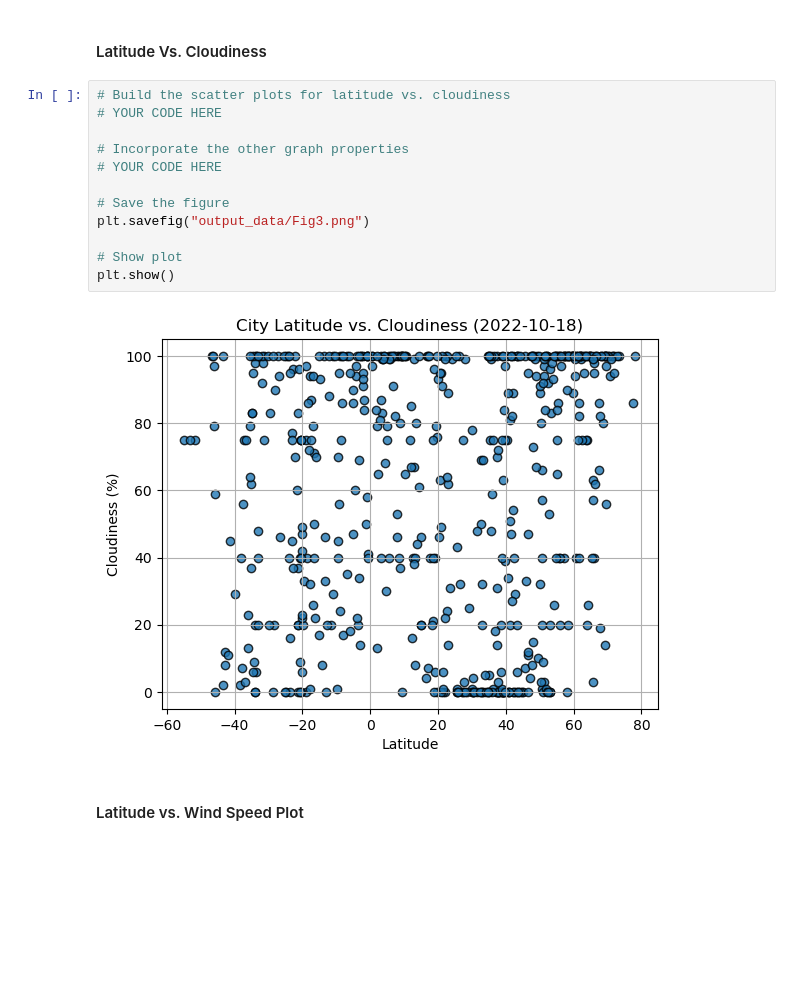
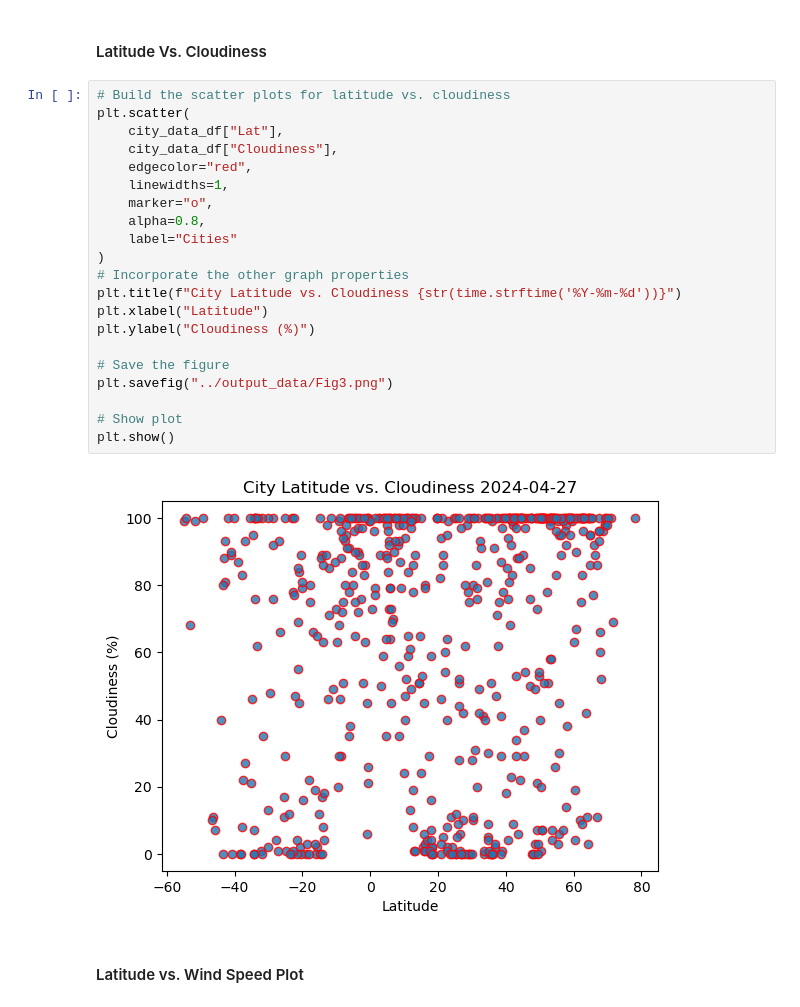
Before and after one commit to maryemackin/python-api-challenge, a Jupyter notebook: weather_py/WeatherPy.ipynb, the cells around one changed output. Cells and saved outputs as stored; diff of their text form; blank space fills up the shorter version.

```diff
--- a/weather_py/WeatherPy.ipynb
+++ b/weather_py/WeatherPy.ipynb
@@ -237,18 +255,27 @@ plt.show()
 #### Latitude Vs. Cloudiness
 # %%
 # Build the scatter plots for latitude vs. cloudiness
-# YOUR CODE HERE
-
+plt.scatter(
+    city_data_df["Lat"],
+    city_data_df["Cloudiness"],
+    edgecolor="red",
+    linewidths=1,
+    marker="o",
+    alpha=0.8,
+    label="Cities"
+)
 # Incorporate the other graph properties
-# YOUR CODE HERE
+plt.title(f"City Latitude vs. Cloudiness {str(time.strftime('%Y-%m-%d'))}")
+plt.xlabel("Latitude")
+plt.ylabel("Cloudiness (%)")
 
 # Save the figure
-plt.savefig("output_data/Fig3.png")
+plt.savefig("../output_data/Fig3.png")
 
 # Show plot
 plt.show()
 # %% [output]
-[figure, old version]
+[figure, new version]
 # %% [markdown]
 #### Latitude vs. Wind Speed Plot
 # %%
```
Also changed, not shown: parts of 24 cells of this notebook, 4 other files.
